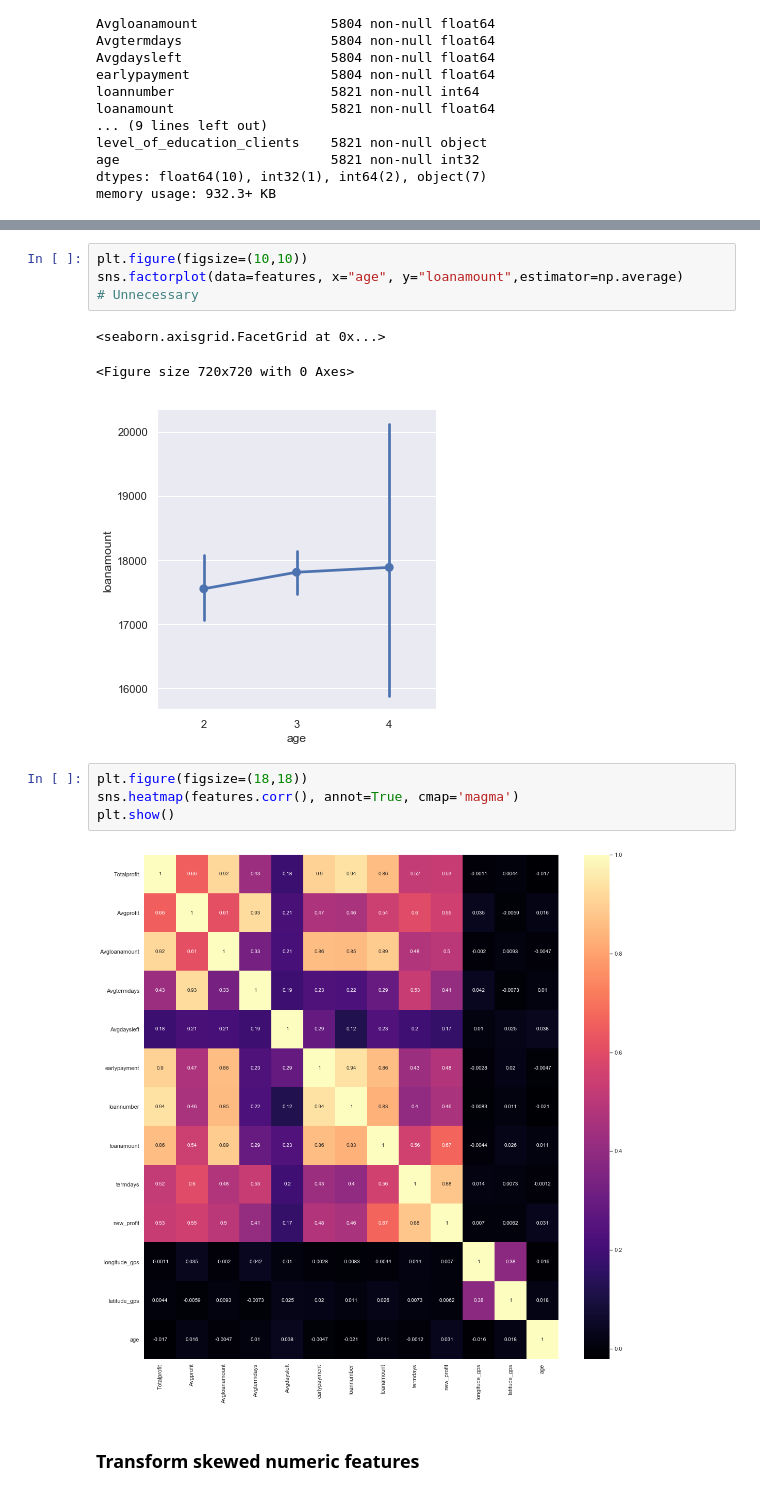
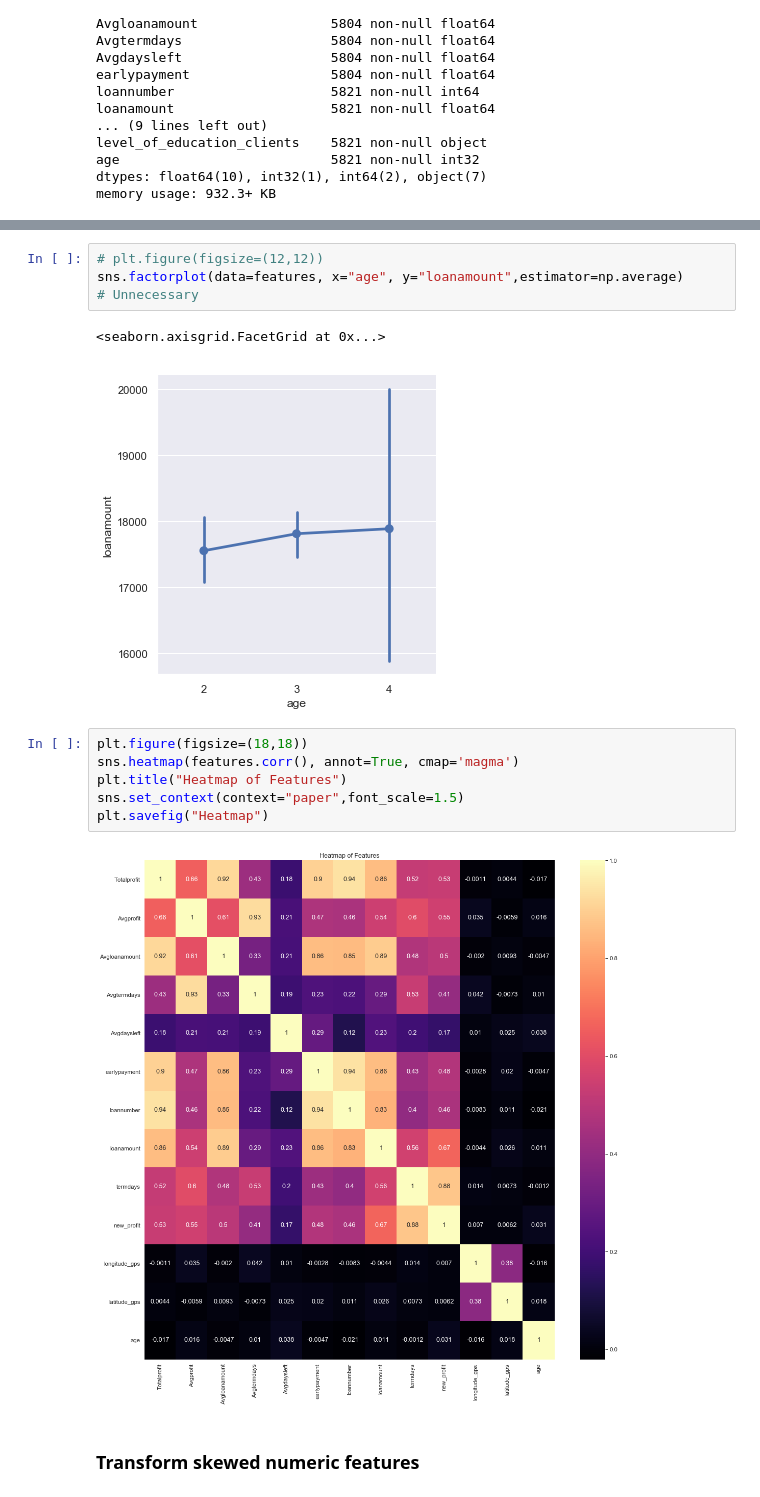
Before and after one commit to Mbugz1000/Nigeria-Loans-Groupwork, a Jupyter notebook: Nigeria Loans Workbook.ipynb, the cells around one changed output, grey strips where cells are left out. Drawn from its saved outputs; the diff is of its cells as text.

Commit message:
Add Heatmap PNG
Added Heatmap png

```diff
--- a/Nigeria Loans Workbook.ipynb
+++ b/Nigeria Loans Workbook.ipynb
@@ -499,19 +499,20 @@ features.head()
 | 3 | 8a1eb5ba49a682300149c3c068b806c7 | 32400.0 | 4050.000000 | 16250.000000 | 33.750000 | 5.25 | 8.0 | 9 | ... |
 | 4 | 8a1edbf14734127f0147356fdb1b1eb2 | 4500.0 | 2250.000000 | 10000.000000 | 22.500000 | 4.50 | 2.0 | 3 | ... |
 # %%
-plt.figure(figsize=(10,10))
+# plt.figure(figsize=(12,12))
 sns.factorplot(data=features, x="age", y="loanamount",estimator=np.average)
 # Unnecessary
 # %% [output]
 <seaborn.axisgrid.FacetGrid at 0x...>
-<Figure size 720x720 with 0 Axes>
-[figure, old version]
+[figure, new version]
 # %%
 plt.figure(figsize=(18,18))
 sns.heatmap(features.corr(), annot=True, cmap='magma')
-plt.show()
+plt.title("Heatmap of Features")
+sns.set_context(context="paper",font_scale=1.5)
+plt.savefig("Heatmap")
 # %% [output]
-[figure, old version]
+[figure, new version]
 # %% [markdown]
 ### Transform skewed numeric features
 # %%
```
Also changed, not shown: 1 other file.
